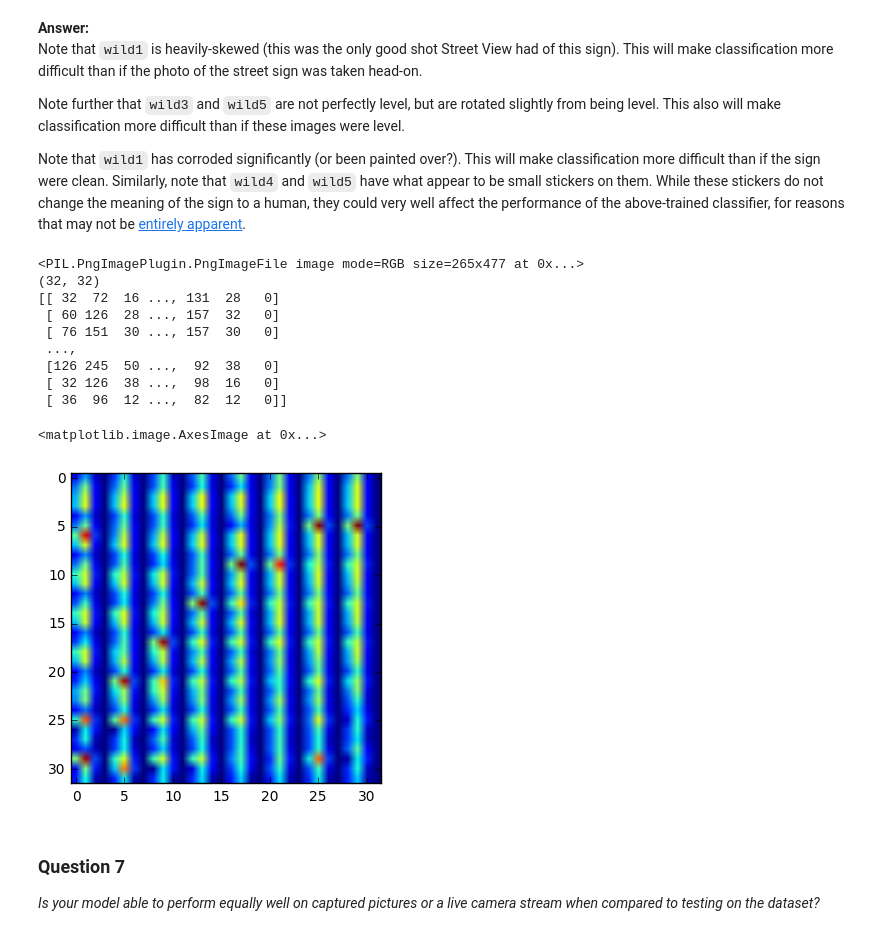
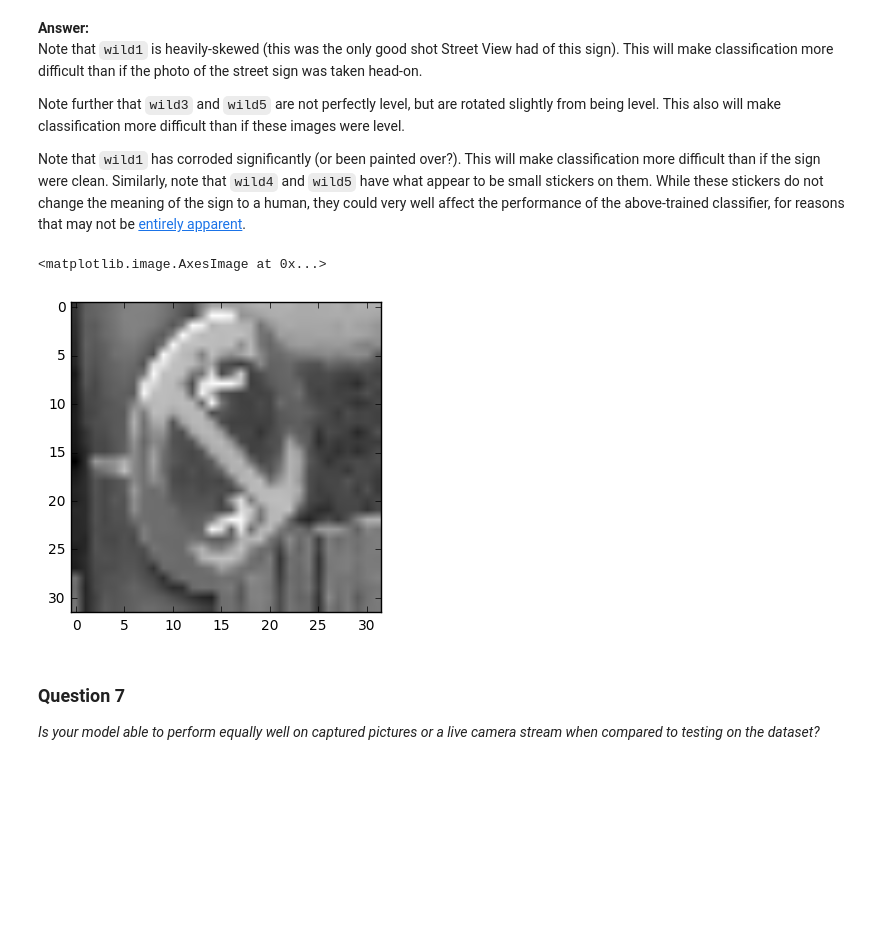
Before and after one commit to mgruben/traffic-signs, a Jupyter notebook: Traffic_Signs_Recognition.ipynb, the cells around one changed output. Drawn from its saved outputs; the diff is of its cells as text; code cells hidden in the pictures; blank space fills up the shorter version.

Commit message:
Fix output of 32x32 images from wild

```diff
--- a/Traffic_Signs_Recognition.ipynb
+++ b/Traffic_Signs_Recognition.ipynb
@@ -607,33 +613,19 @@ def wild_preprocess(img):
     (3) apply preprocess
     '''
     res = img.resize((32, 32))
-    arr = np.asarray(res, dtype="int32")
+    arr = np.array(res)
     return preprocess(arr)
 # %%
 f = Image.open(directory + "wild1.png", 'r')
-print(f)
 
 arr = wild_preprocess(f)
-print(arr.shape)
-
 round_arr = np.array(np.round(arr), dtype=np.uint8)
-print(round_arr)
-
 img = Image.fromarray(round_arr)
 
-plt.imshow(int_img)
+plt.imshow(img, cmap="Greys_r")
 # %% [output]
-<PIL.PngImagePlugin.PngImageFile image mode=RGB size=265x477 at 0x...>
-(32, 32)
-[[ 32  72  16 ..., 131  28   0]
- [ 60 126  28 ..., 157  32   0]
- [ 76 151  30 ..., 157  30   0]
- ...,
- [126 245  50 ...,  92  38   0]
- [ 32 126  38 ...,  98  16   0]
- [ 36  96  12 ...,  82  12   0]]
+<matplotlib.image.AxesImage at 0x...>
-<matplotlib.image.AxesImage at 0x...>
-[figure, old version]
+[figure, new version]
 # %% [markdown]
 ### Question 7
 
```
Also changed, not shown: parts of 1 cell of this notebook.
